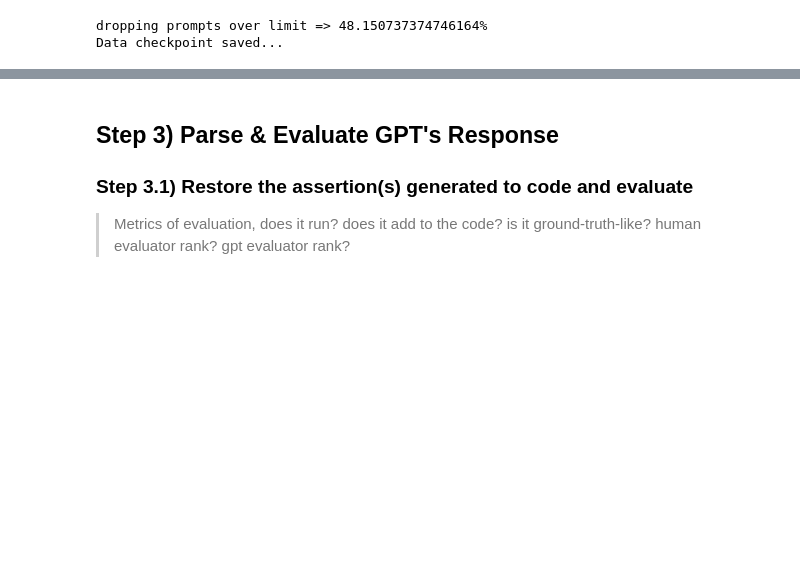
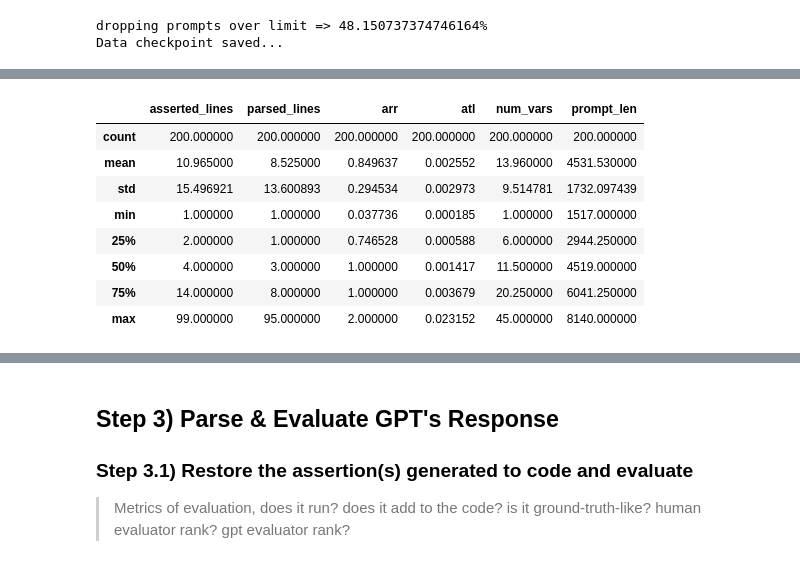
Before and after one commit to KoraSHughes/LLMCodeGen, a Jupyter notebook: AllInOne.ipynb, the cells around one changed output, grey strips where cells are left out. Cells and saved outputs as stored; diff of their text form; code cells hidden in the pictures; blank space fills up the shorter version.

Commit message:
Starting Ground Truth Matching

```diff
--- a/AllInOne.ipynb
+++ b/AllInOne.ipynb
@@ -471,3 +509,4 @@ APIConnectionError: Error communicating with OpenAI: ('Connection aborted.', Con
 # %%
-df = pd.read_csv(cwd+"/Data/python_prompts_withresponse_part1.csv").iloc[start:end, :]
+df = pd.read_csv(cwd+"/Data/Testing/python_prompts_withresponse_part1.csv")
+df = df.sort_values(["atl", "num_vars"], ascending=False)
 df
@@ -473,0 +527,12 @@ df
+# %%
+df.describe()
+# %% [output]
+|  | asserted_lines | parsed_lines | arr | atl | num_vars | prompt_len |
+| count | 200.000000 | 200.000000 | 200.000000 | 200.000000 | 200.000000 | 200.000000 |
+| mean | 10.965000 | 8.525000 | 0.849637 | 0.002552 | 13.960000 | 4531.530000 |
+| std | 15.496921 | 13.600893 | 0.294534 | 0.002973 | 9.514781 | 1732.097439 |
+| min | 1.000000 | 1.000000 | 0.037736 | 0.000185 | 1.000000 | 1517.000000 |
+| 25% | 2.000000 | 1.000000 | 0.746528 | 0.000588 | 6.000000 | 2944.250000 |
+| 50% | 4.000000 | 3.000000 | 1.000000 | 0.001417 | 11.500000 | 4519.000000 |
+| 75% | 14.000000 | 8.000000 | 1.000000 | 0.003679 | 20.250000 | 6041.250000 |
+| max | 99.000000 | 95.000000 | 2.000000 | 0.023152 | 45.000000 | 8140.000000 |
```
Also changed, not shown: parts of 9 cells of this notebook, 2 other files.
